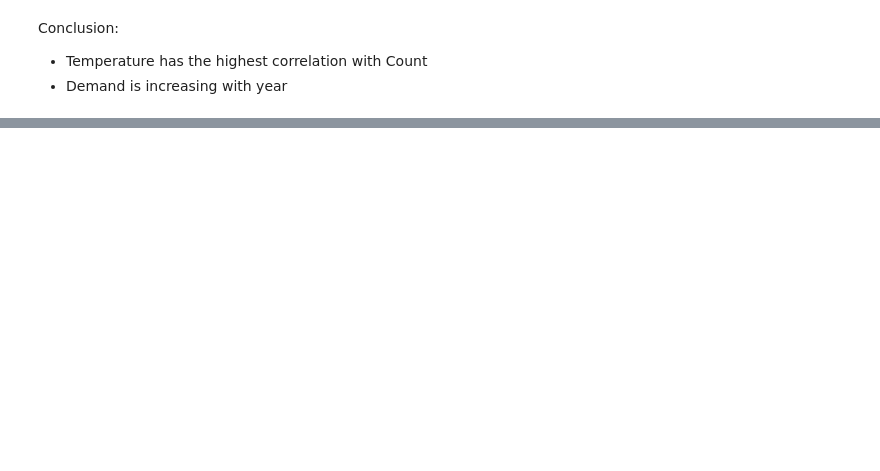
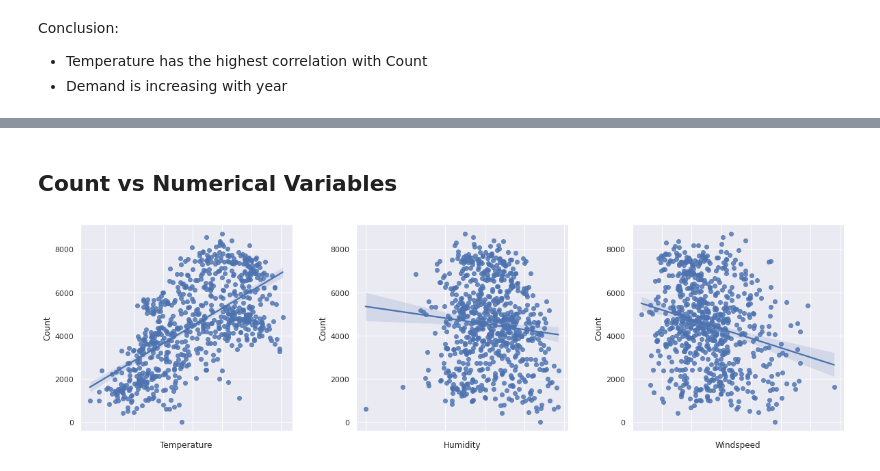
Before and after one commit to akshaysmin/Bike-Sharing-Demand-Prediction, a Jupyter notebook: Bike_Sharing_Demand.ipynb, the cells around one changed output, grey strips where cells are left out. Drawn from its saved outputs; the diff is of its cells as text; code cells hidden in the pictures; blank space fills up the shorter version.

```diff
--- a/Bike_Sharing_Demand.ipynb
+++ b/Bike_Sharing_Demand.ipynb
@@ -331,0 +422,17 @@ plt.show()
+# %% [markdown]
+## Count vs Numerical Variables
+# %%
+num_cols = ['Temperature', 'Humidity', 'Windspeed']
+
+plt.figure(figsize=(20,20))
+for i,col in enumerate(num_cols):
+    plt.subplot(3,3,i+1)
+    ax = sns.regplot(data=df_bikes,
+                     x=col,
+                     y='Count',
+                     )
+    ax.set_xticklabels(ax.get_xticklabels(),rotation=30)
+plt.subplots_adjust(wspace=0.3, hspace=0.3)
+plt.show()
+# %% [output]
+[figure, added]
```
Also changed, not shown: parts of 40 cells of this notebook.
